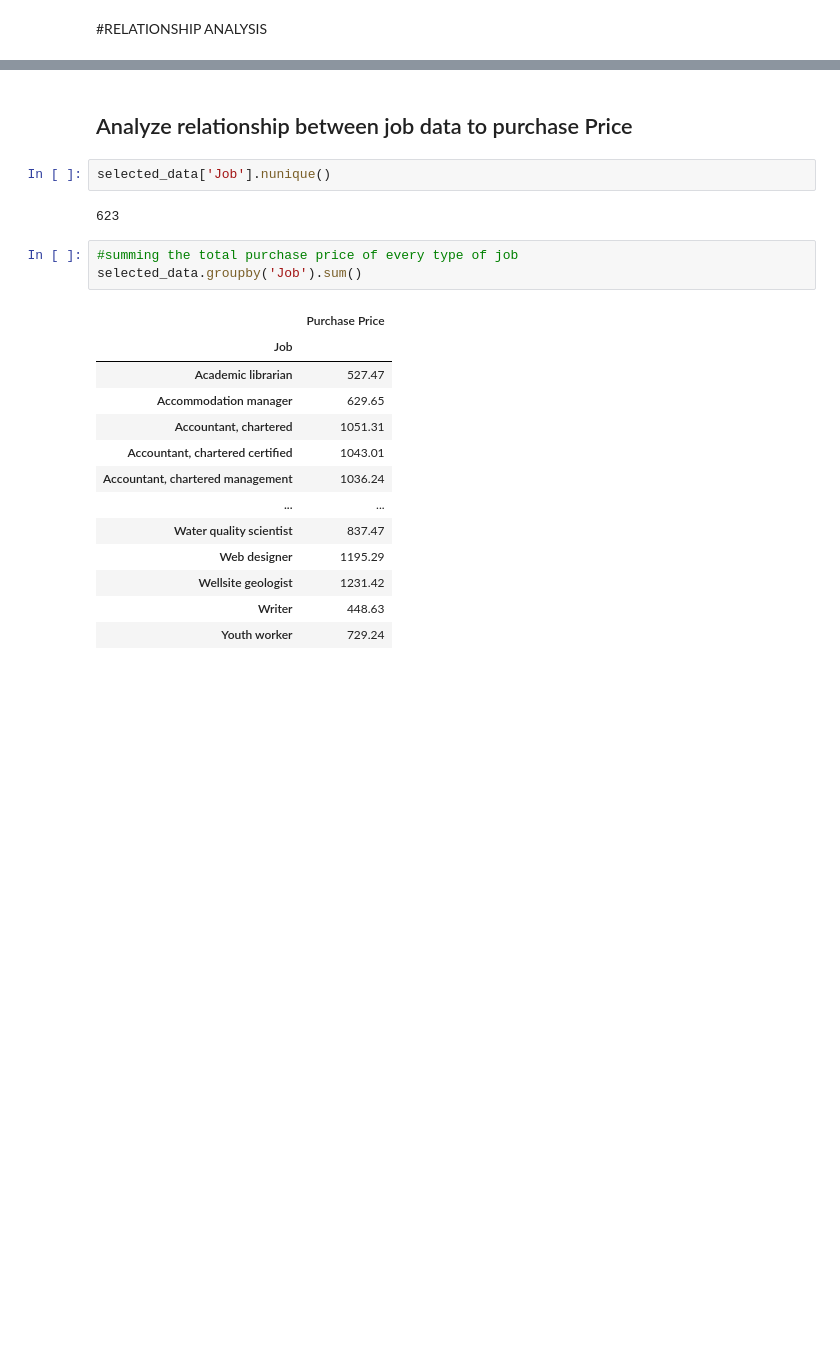
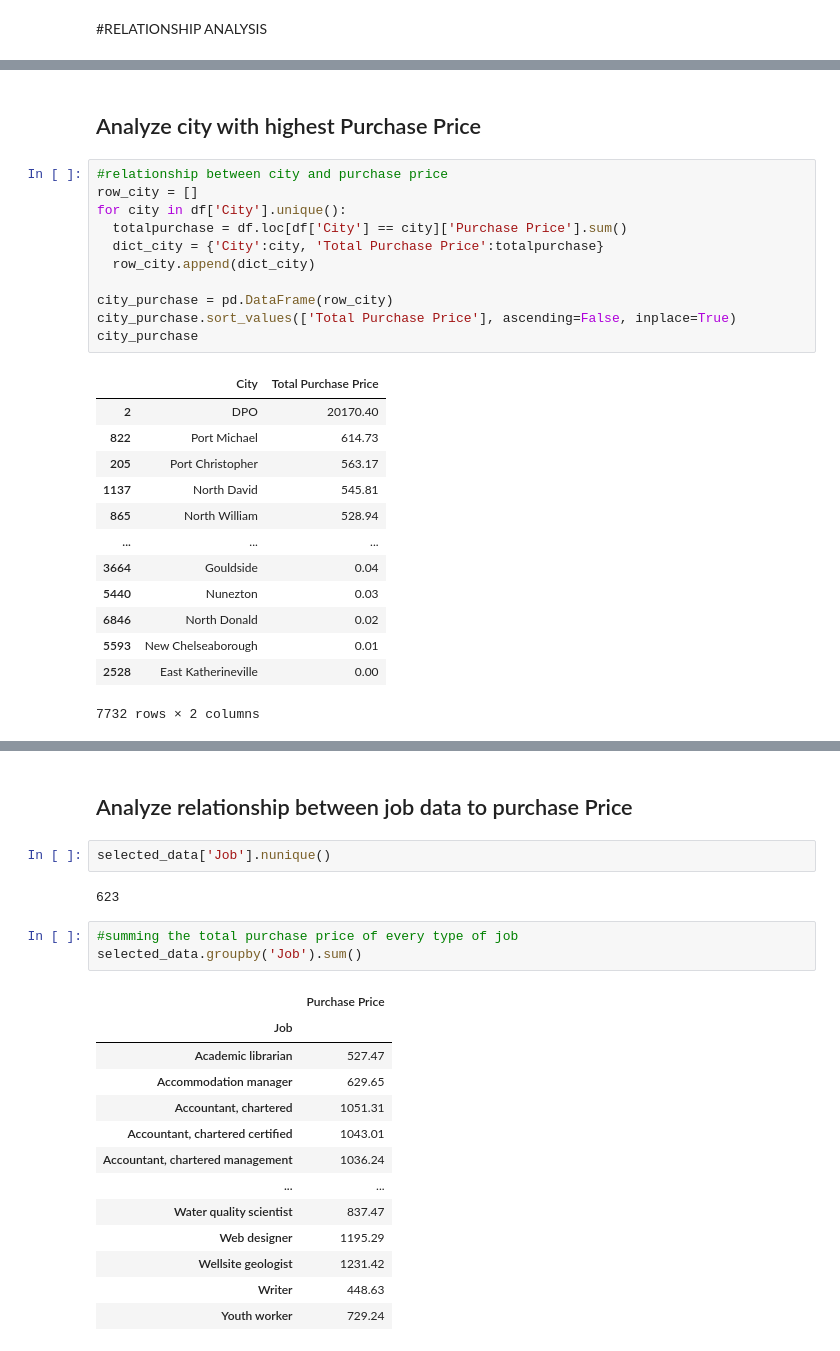
Before and after one commit to mmalik17/Sales-Analysis, a Jupyter notebook: Basic_ecommerce_purchase.ipynb, the cells around one changed output, grey strips where cells are left out. Cells and saved outputs as stored; diff of their text form; blank space fills up the shorter version.

```diff
--- a/Basic_ecommerce_purchase.ipynb
+++ b/Basic_ecommerce_purchase.ipynb
@@ -102,0 +230,27 @@ selected_data.head()
+# %% [markdown]
+## Analyze city with highest Purchase Price
+# %%
+#relationship between city and purchase price
+row_city = []
+for city in df['City'].unique():
+  totalpurchase = df.loc[df['City'] == city]['Purchase Price'].sum()
+  dict_city = {'City':city, 'Total Purchase Price':totalpurchase}
+  row_city.append(dict_city)
+
+city_purchase = pd.DataFrame(row_city)
+city_purchase.sort_values(['Total Purchase Price'], ascending=False, inplace=True)
+city_purchase
+# %% [output]
+|  | City | Total Purchase Price |
+| 2 | DPO | 20170.40 |
+| 822 | Port Michael | 614.73 |
+| 205 | Port Christopher | 563.17 |
+| 1137 | North David | 545.81 |
+| 865 | North William | 528.94 |
+| ... | ... | ... |
+| 3664 | Gouldside | 0.04 |
+| 5440 | Nunezton | 0.03 |
+| 6846 | North Donald | 0.02 |
+| 5593 | New Chelseaborough | 0.01 |
+| 2528 | East Katherineville | 0.00 |
+7732 rows × 2 columns
```
Also changed, not shown: parts of 41 cells of this notebook.
